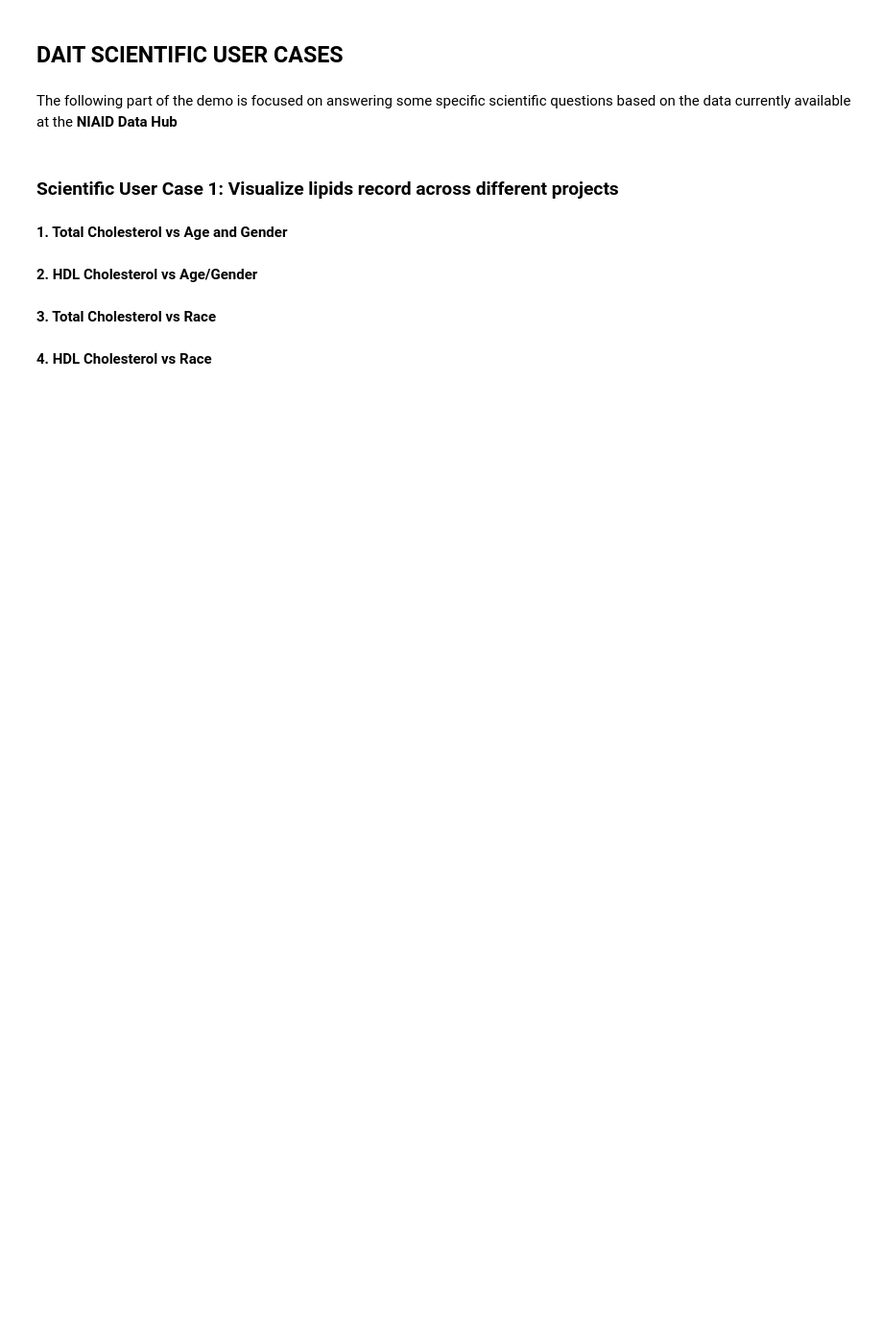
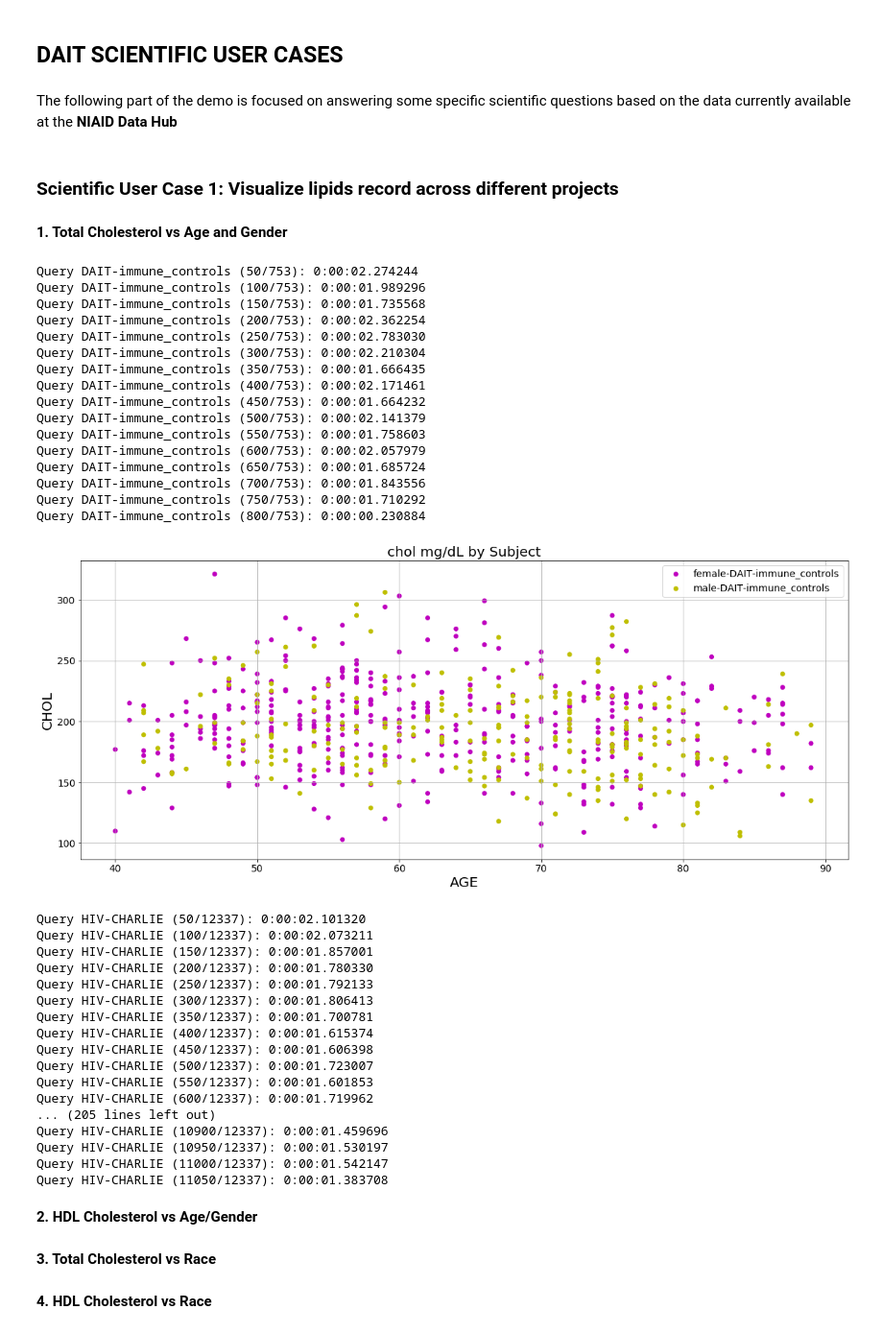
Before and after one commit to uc-cdis/ndh-demo, a Jupyter notebook: demo/DAIT_notebook/DAIT_lipids_demo.ipynb, the cells around one changed output. Shown at 96% size. Drawn from its saved outputs; the diff is of its cells as text; code cells hidden in the pictures; blank space fills up the shorter version.

```diff
--- a/demo/DAIT_notebook/DAIT_lipids_demo.ipynb
+++ b/demo/DAIT_notebook/DAIT_lipids_demo.ipynb
@@ -7,4 +7,4 @@
 !pip install matplotlib==2.2.4
 !pip install lifelines
 import ndh_analysis_functions as ndh
-ndh.add_keys('credentials.json')
+ndh.add_keys('/home/jovyan/pd/credentials.json')
@@ -33,11 +69,46 @@ The following part of the demo is focused on answering some specific scientific
 # %% [markdown]
 **1. Total Cholesterol vs Age and Gender**
 # %%
-projects = ["DAIT-immune_controls"]; visits = ["1"]
+projects = ["DAIT-immune_controls"]; visits = [1]
 data = ndh.plot_lab_results("chol", "gender", projects, visits)
 projects = ["DAIT-immune_controls","HIV-CHARLIE"]; visits = [1,[15,520]]
 data = ndh.plot_lab_results("chol", "gender", projects, visits)
 #data = ndh.plot_lab_results("hdlchol", "gender", projects, visits)
+# %% [output]
+Query DAIT-immune_controls (50/753): 0:00:02.274244
+Query DAIT-immune_controls (100/753): 0:00:01.989296
+Query DAIT-immune_controls (150/753): 0:00:01.735568
+Query DAIT-immune_controls (200/753): 0:00:02.362254
+Query DAIT-immune_controls (250/753): 0:00:02.783030
+Query DAIT-immune_controls (300/753): 0:00:02.210304
+Query DAIT-immune_controls (350/753): 0:00:01.666435
+Query DAIT-immune_controls (400/753): 0:00:02.171461
+Query DAIT-immune_controls (450/753): 0:00:01.664232
+Query DAIT-immune_controls (500/753): 0:00:02.141379
+Query DAIT-immune_controls (550/753): 0:00:01.758603
+Query DAIT-immune_controls (600/753): 0:00:02.057979
+Query DAIT-immune_controls (650/753): 0:00:01.685724
+Query DAIT-immune_controls (700/753): 0:00:01.843556
+Query DAIT-immune_controls (750/753): 0:00:01.710292
+Query DAIT-immune_controls (800/753): 0:00:00.230884
+[figure, added]
+Query HIV-CHARLIE (50/12337): 0:00:02.101320
+Query HIV-CHARLIE (100/12337): 0:00:02.073211
+Query HIV-CHARLIE (150/12337): 0:00:01.857001
+Query HIV-CHARLIE (200/12337): 0:00:01.780330
+Query HIV-CHARLIE (250/12337): 0:00:01.792133
+Query HIV-CHARLIE (300/12337): 0:00:01.806413
+Query HIV-CHARLIE (350/12337): 0:00:01.700781
+Query HIV-CHARLIE (400/12337): 0:00:01.615374
+Query HIV-CHARLIE (450/12337): 0:00:01.606398
+Query HIV-CHARLIE (500/12337): 0:00:01.723007
+Query HIV-CHARLIE (550/12337): 0:00:01.601853
+Query HIV-CHARLIE (600/12337): 0:00:01.719962
+... (205 lines left out)
+Query HIV-CHARLIE (10900/12337): 0:00:01.459696
+Query HIV-CHARLIE (10950/12337): 0:00:01.530197
+Query HIV-CHARLIE (11000/12337): 0:00:01.542147
+Query HIV-CHARLIE (11050/12337): 0:00:01.383708
 # %% [markdown]
 **2. HDL Cholesterol vs Age/Gender**
 # %%
```
Also changed, not shown: parts of 4 cells of this notebook, 3 other files.
